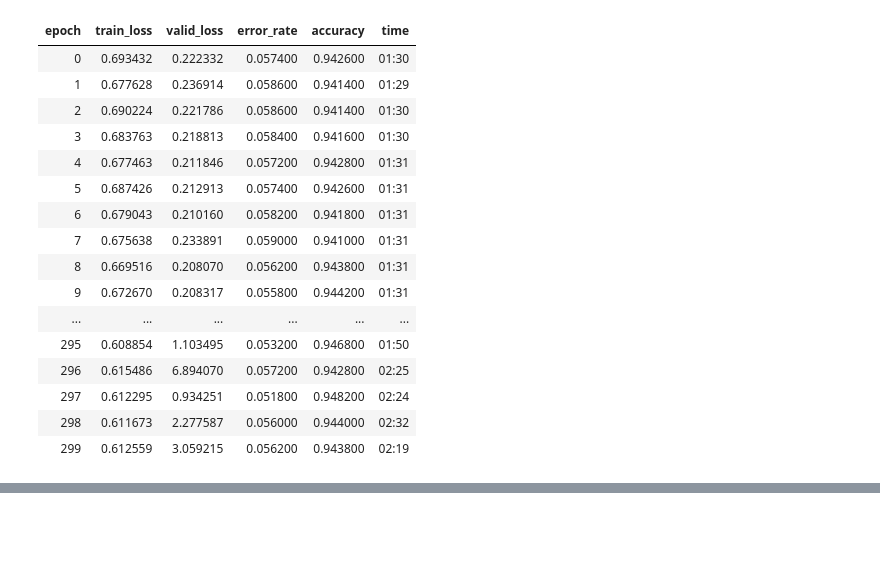
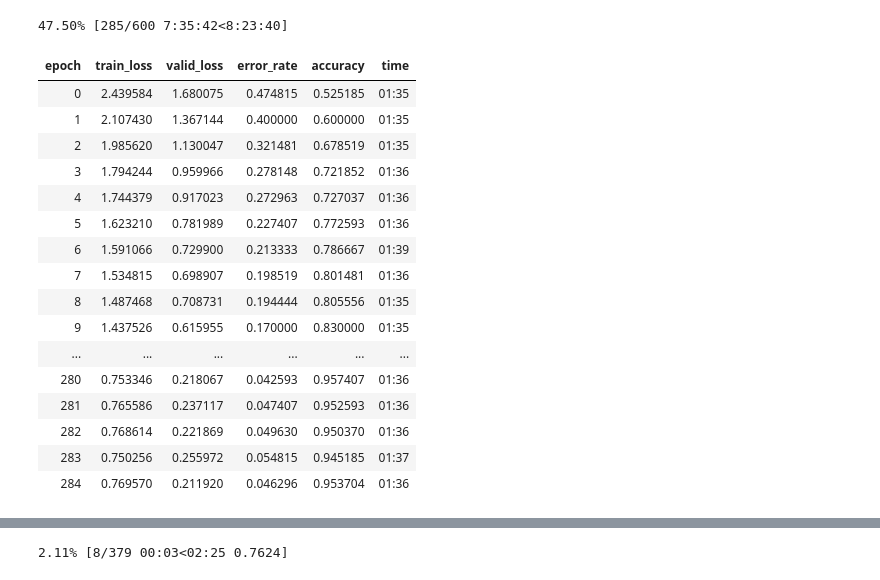
Before and after one commit to cliffbb/geppy_nn, a Jupyter notebook: random_search.ipynb, the cells around one changed output, grey strips where cells are left out. Drawn from its saved outputs; the diff is of its cells as text; code cells hidden in the pictures; blank space fills up the shorter version.

```diff
--- a/random_search.ipynb
+++ b/random_search.ipynb
@@ -35,14 +42,14 @@ pset.add_cell_symbol(conv_symbol.conv3x3)
 pset.add_cell_symbol(conv_symbol.dwconv3x3)
 pset.add_cell_symbol(conv_symbol.conv1x3)
 pset.add_cell_symbol(conv_symbol.conv3x1)
-pset.add_cell_symbol(conv_symbol.maxpool3x3)
+#pset.add_cell_symbol(conv_symbol.maxpool3x3)
 
 def gene_gen():
-    return Gene(pset, 3)
+    return Gene(pset, 2)
 
-ch = Chromosome(gene_gen, 2)
+ch = Chromosome(gene_gen, 3)
 graph, comp_graph = cell_graph.generate_comp_graph(ch)
 
-cell_graph.save_graph(graph, 'nb_graphs/rs_01')
-cell_graph.draw_graph(graph, 'nb_graphs/rs_01')
+cell_graph.save_graph(graph, 'nb_graphs/rs')
+cell_graph.draw_graph(graph, 'nb_graphs/rs')
 # %%
@@ -62,9 +69,9 @@ torch.backends.cudnn.benchmark = True
 conf = arch_config(comp_graph=comp_graph,
                    depth_coeff=1.0,
                    width_coeff=1.0,
-                   channels=64,
-                   repeat_list=[3, 4, 2],
-                   classes=10)
+                   channels=32,
+                   repeat_list=[3, 2, 1, 1],
+                   classes=45)
 
 net = get_gepnet(conf)
 count_parameters(net)
@@ -73,15 +80,15 @@ count_parameters(net)
 # %%
-path = untar_data(URLs.CIFAR)
-tfms = get_transforms() #[cutout(n_holes=(1,4), length=(10, 160), p=1.)](xtra_tfms=rand_resize_crop(32)
+path = Path("/home/cliff/NWPU-RESISC45")
+tfms = get_transforms(flip_vert=True, max_lighting=0.1, max_zoom=1.05, max_warp=0.)
 
-bs = 128
+bs = 64
 data = (ImageList.from_folder(path/'train')
-        .split_by_rand_pct(valid_pct=0.1, seed=seed)
+        .split_by_rand_pct(valid_pct=0.1)
         .label_from_folder()
-        .transform(tfms, size=32)
+        .transform(tfms, size=224)
         .databunch(bs=bs, num_workers=num_cpus())
-        .normalize(cifar_stats))
+        .normalize())
 # %%
-learn = Learner(data, net, metrics=[error_rate, accuracy],
-                model_dir='/home/cliff/ResearchProjects/models/random_search/').mixup()
-#learn.to_fp16()
+model_dir = '/home/cliff/ResearchProjects/models/random_search/'
+learn = Learner(data, net, metrics=[error_rate, accuracy], model_dir=model_dir).mixup()
+learn.to_fp16()
@@ -88,21 +123,22 @@ learn = Learner(data, net, metrics=[error_rate, accuracy],
 # %%
-cb = SaveModelCallback(learn, every='improvement', monitor='accuracy', name='exp1_model')
-learn.fit_one_cycle(300, 1e-3, wd=0.0004, callbacks=[cb])
+cb = SaveModelCallback(learn, every='improvement', monitor='accuracy', name='model_1')
+learn.fit_one_cycle(400, 1e-2, wd=0.0004, callbacks=[cb])
 # %% [output]
+47.50% [285/600 7:35:42<8:23:40]
 | epoch | train_loss | valid_loss | error_rate | accuracy | time |
-| 0 | 0.693432 | 0.222332 | 0.057400 | 0.942600 | 01:30 |
-| 1 | 0.677628 | 0.236914 | 0.058600 | 0.941400 | 01:29 |
-| 2 | 0.690224 | 0.221786 | 0.058600 | 0.941400 | 01:30 |
-| 3 | 0.683763 | 0.218813 | 0.058400 | 0.941600 | 01:30 |
-| 4 | 0.677463 | 0.211846 | 0.057200 | 0.942800 | 01:31 |
-| 5 | 0.687426 | 0.212913 | 0.057400 | 0.942600 | 01:31 |
-| 6 | 0.679043 | 0.210160 | 0.058200 | 0.941800 | 01:31 |
-| 7 | 0.675638 | 0.233891 | 0.059000 | 0.941000 | 01:31 |
-| 8 | 0.669516 | 0.208070 | 0.056200 | 0.943800 | 01:31 |
-| 9 | 0.672670 | 0.208317 | 0.055800 | 0.944200 | 01:31 |
+| 0 | 2.439584 | 1.680075 | 0.474815 | 0.525185 | 01:35 |
+| 1 | 2.107430 | 1.367144 | 0.400000 | 0.600000 | 01:35 |
+| 2 | 1.985620 | 1.130047 | 0.321481 | 0.678519 | 01:35 |
+| 3 | 1.794244 | 0.959966 | 0.278148 | 0.721852 | 01:36 |
+| 4 | 1.744379 | 0.917023 | 0.272963 | 0.727037 | 01:36 |
+| 5 | 1.623210 | 0.781989 | 0.227407 | 0.772593 | 01:36 |
+| 6 | 1.591066 | 0.729900 | 0.213333 | 0.786667 | 01:39 |
+| 7 | 1.534815 | 0.698907 | 0.198519 | 0.801481 | 01:36 |
+| 8 | 1.487468 | 0.708731 | 0.194444 | 0.805556 | 01:35 |
+| 9 | 1.437526 | 0.615955 | 0.170000 | 0.830000 | 01:35 |
 | ... | ... | ... | ... | ... | ... |
-| 295 | 0.608854 | 1.103495 | 0.053200 | 0.946800 | 01:50 |
-| 296 | 0.615486 | 6.894070 | 0.057200 | 0.942800 | 02:25 |
-| 297 | 0.612295 | 0.934251 | 0.051800 | 0.948200 | 02:24 |
-| 298 | 0.611673 | 2.277587 | 0.056000 | 0.944000 | 02:32 |
-| 299 | 0.612559 | 3.059215 | 0.056200 | 0.943800 | 02:19 |
+| 280 | 0.753346 | 0.218067 | 0.042593 | 0.957407 | 01:36 |
+| 281 | 0.765586 | 0.237117 | 0.047407 | 0.952593 | 01:36 |
+| 282 | 0.768614 | 0.221869 | 0.049630 | 0.950370 | 01:36 |
+| 283 | 0.750256 | 0.255972 | 0.054815 | 0.945185 | 01:37 |
+| 284 | 0.769570 | 0.211920 | 0.046296 | 0.953704 | 01:36 |
@@ -121,0 +145 @@ Better model found at epoch 123 with accuracy value: 0.9516000151634216.
+2.11% [8/379 00:03<02:25 0.7624]
```
Also changed, not shown: parts of 14 cells of this notebook, 5 other files.
